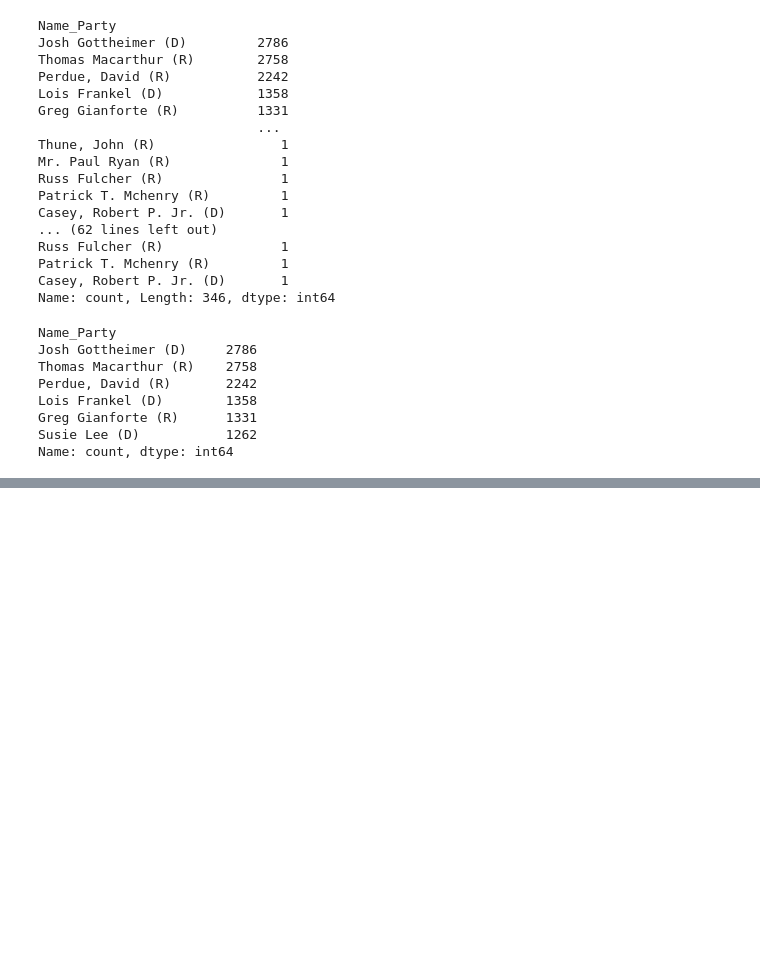
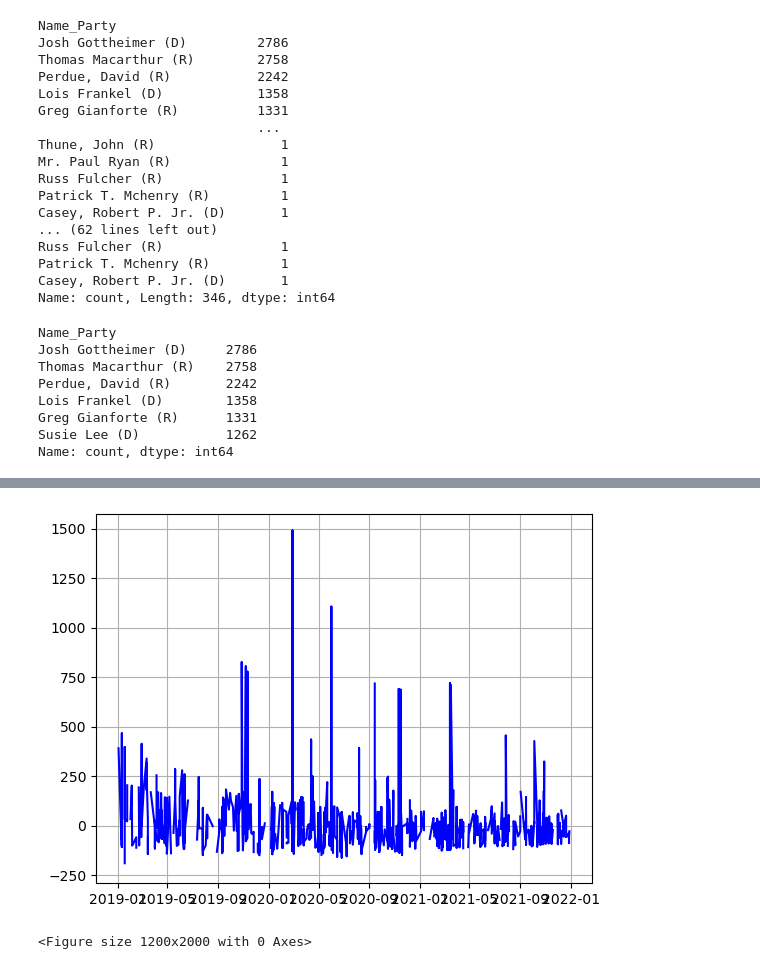
Before and after one commit to tsjohns9/ai-project-1, a Jupyter notebook: shayne.ipynb, the cells around one changed output, grey strips where cells are left out. Saved outputs shown, nothing was run; the diff lists cells and outputs as text; code cells hidden in the pictures; blank space fills up the shorter version.

```diff
--- a/shayne.ipynb
+++ b/shayne.ipynb
@@ -151,0 +257,8 @@ df_perdue.plot()
+# %%
+plt.plot(josh_fil['Traded'], josh_fil['excess_return'], color= 'b')
+plt.grid(True)
+plt.figure(figsize=(12,20))
+plt.show()
+# %% [output]
+[figure, added]
+<Figure size 1200x2000 with 0 Axes>
```
Also changed, not shown: parts of 15 cells of this notebook.
